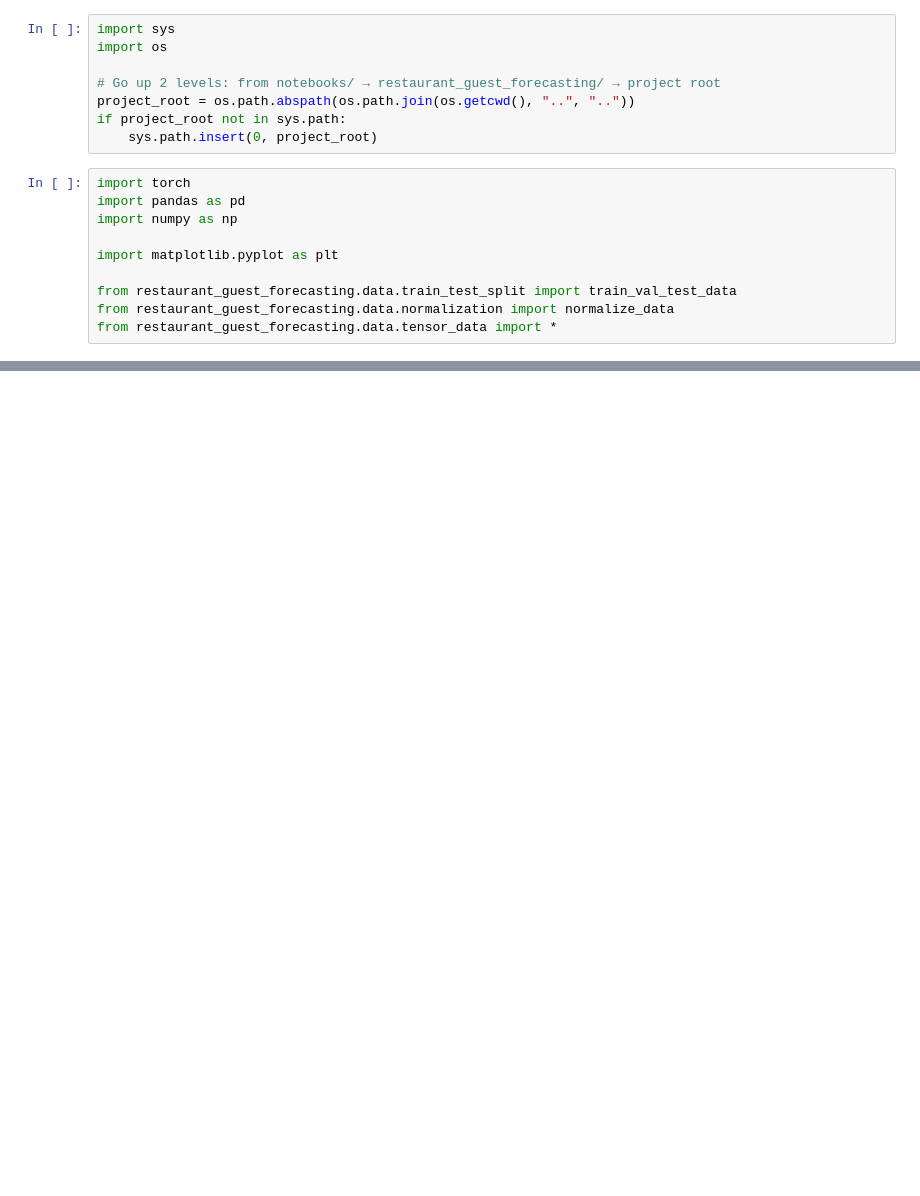
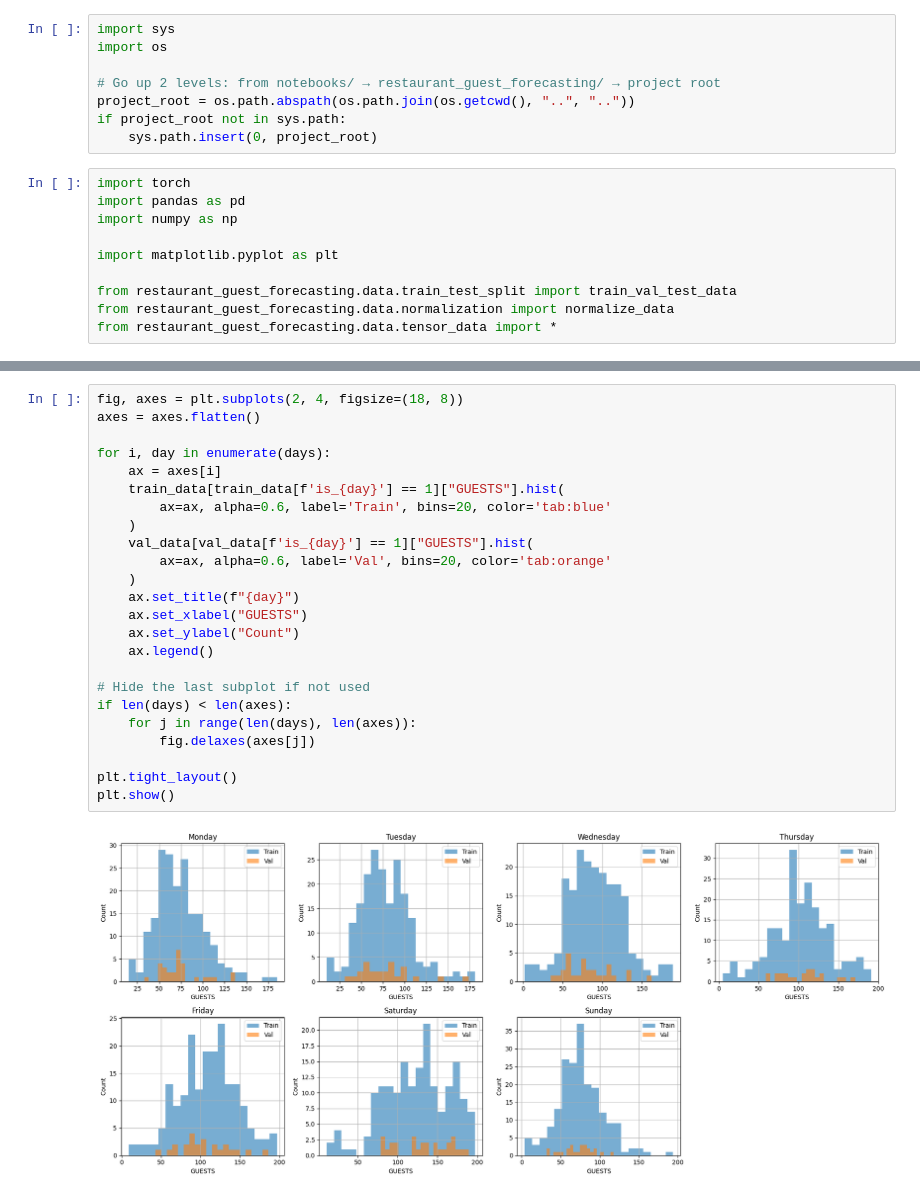
Before and after one commit to ivopascal/Applied-ML-Template, a Jupyter notebook: restaurant_guest_forecasting/notebooks/mlp_exploration.ipynb, the cells around one changed output, grey strips where cells are left out. Cells and saved outputs as stored; diff of their text form; blank space fills up the shorter version.

```diff
--- a/restaurant_guest_forecasting/notebooks/mlp_exploration.ipynb
+++ b/restaurant_guest_forecasting/notebooks/mlp_exploration.ipynb
@@ -49,3 +59,29 @@ Index(['GUESTS', 'is_Friday', 'is_Monday', 'is_Saturday', 'is_Sunday',
+# %%
+fig, axes = plt.subplots(2, 4, figsize=(18, 8))
+axes = axes.flatten()
+
+for i, day in enumerate(days):
+    ax = axes[i]
+    train_data[train_data[f'is_{day}'] == 1]["GUESTS"].hist(
+        ax=ax, alpha=0.6, label='Train', bins=20, color='tab:blue'
+    )
+    val_data[val_data[f'is_{day}'] == 1]["GUESTS"].hist(
+        ax=ax, alpha=0.6, label='Val', bins=20, color='tab:orange'
+    )
+    ax.set_title(f"{day}")
+    ax.set_xlabel("GUESTS")
+    ax.set_ylabel("Count")
+    ax.legend()
+
+# Hide the last subplot if not used
+if len(days) < len(axes):
+    for j in range(len(days), len(axes)):
+        fig.delaxes(axes[j])
+
+plt.tight_layout()
+plt.show()
+# %% [output]
+[figure, added]
 # %%
 train_data["GUESTS"].hist(alpha=0.5, label='Train')
 val_data["GUESTS"].hist(alpha=0.5, label='Val')
```
Also changed, not shown: parts of 2 cells of this notebook, 6 other files.
